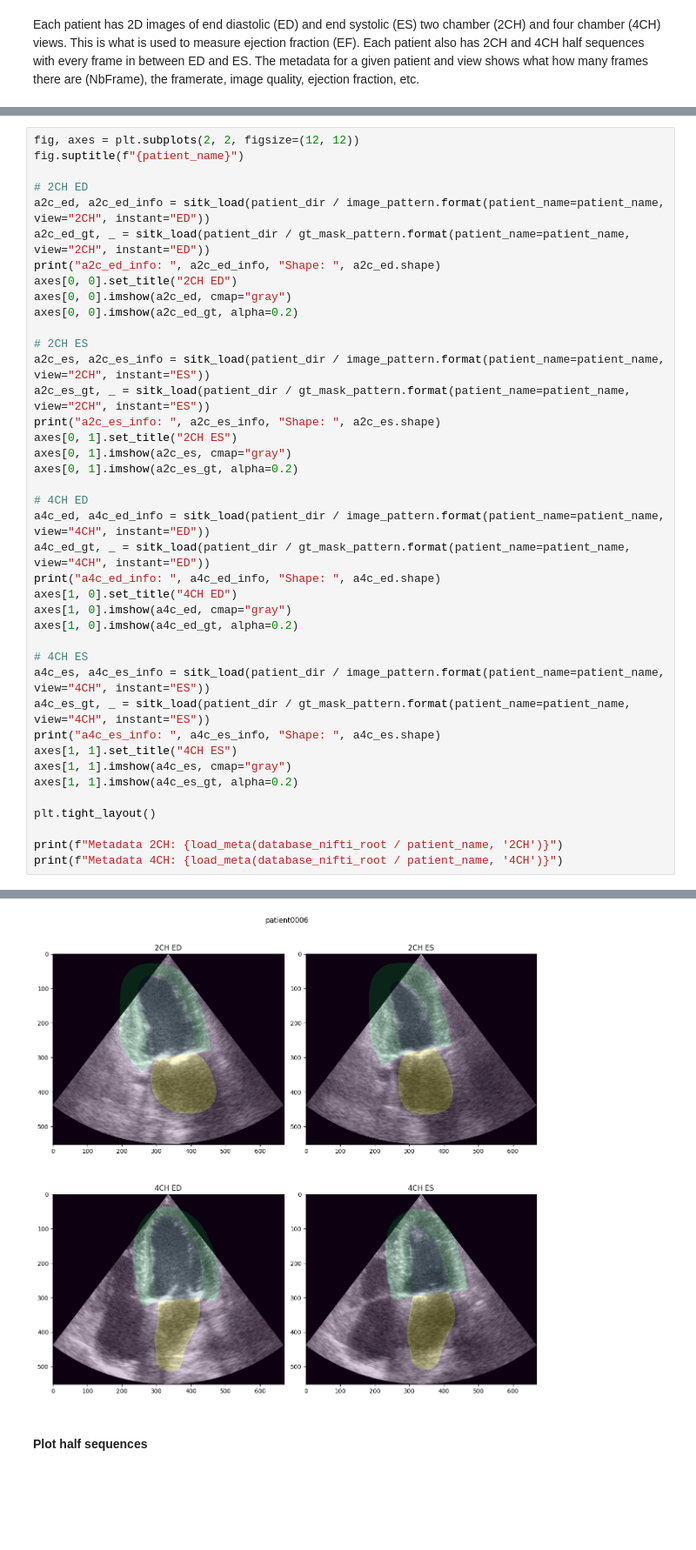
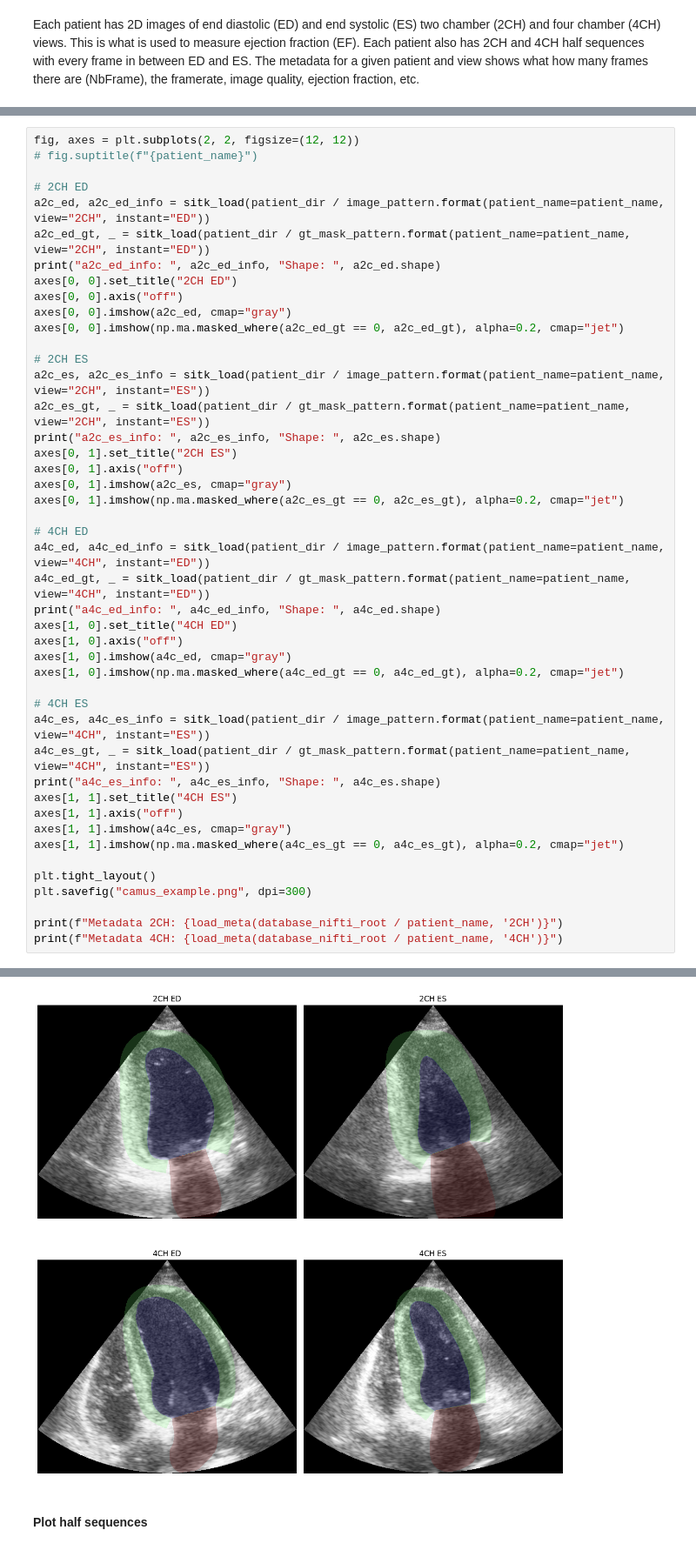
Before and after one commit to eriksalv/mamba-mic, a Jupyter notebook: notebooks/camus-eda.ipynb, the cells around one changed output, grey strips where cells are left out. Shown at 87% size. Cells and saved outputs as stored; diff of their text form; blank space fills up the shorter version.

```diff
--- a/notebooks/camus-eda.ipynb
+++ b/notebooks/camus-eda.ipynb
@@ -105,40 +85,45 @@ Loading data from patient folder: ../data/CAMUS/database_nifti/patient0006
 # %%
 fig, axes = plt.subplots(2, 2, figsize=(12, 12))
-fig.suptitle(f"{patient_name}")
+# fig.suptitle(f"{patient_name}")
 
 # 2CH ED
 a2c_ed, a2c_ed_info = sitk_load(patient_dir / image_pattern.format(patient_name=patient_name, view="2CH", instant="ED"))
 a2c_ed_gt, _ = sitk_load(patient_dir / gt_mask_pattern.format(patient_name=patient_name, view="2CH", instant="ED"))
 print("a2c_ed_info: ", a2c_ed_info, "Shape: ", a2c_ed.shape)
 axes[0, 0].set_title("2CH ED")
+axes[0, 0].axis("off")
 axes[0, 0].imshow(a2c_ed, cmap="gray")
-axes[0, 0].imshow(a2c_ed_gt, alpha=0.2)
+axes[0, 0].imshow(np.ma.masked_where(a2c_ed_gt == 0, a2c_ed_gt), alpha=0.2, cmap="jet")
 
 # 2CH ES
 a2c_es, a2c_es_info = sitk_load(patient_dir / image_pattern.format(patient_name=patient_name, view="2CH", instant="ES"))
 a2c_es_gt, _ = sitk_load(patient_dir / gt_mask_pattern.format(patient_name=patient_name, view="2CH", instant="ES"))
 print("a2c_es_info: ", a2c_es_info, "Shape: ", a2c_es.shape)
 axes[0, 1].set_title("2CH ES")
+axes[0, 1].axis("off")
 axes[0, 1].imshow(a2c_es, cmap="gray")
-axes[0, 1].imshow(a2c_es_gt, alpha=0.2)
+axes[0, 1].imshow(np.ma.masked_where(a2c_es_gt == 0, a2c_es_gt), alpha=0.2, cmap="jet")
 
 # 4CH ED
 a4c_ed, a4c_ed_info = sitk_load(patient_dir / image_pattern.format(patient_name=patient_name, view="4CH", instant="ED"))
 a4c_ed_gt, _ = sitk_load(patient_dir / gt_mask_pattern.format(patient_name=patient_name, view="4CH", instant="ED"))
 print("a4c_ed_info: ", a4c_ed_info, "Shape: ", a4c_ed.shape)
 axes[1, 0].set_title("4CH ED")
+axes[1, 0].axis("off")
 axes[1, 0].imshow(a4c_ed, cmap="gray")
-axes[1, 0].imshow(a4c_ed_gt, alpha=0.2)
+axes[1, 0].imshow(np.ma.masked_where(a4c_ed_gt == 0, a4c_ed_gt), alpha=0.2, cmap="jet")
 
 # 4CH ES
 a4c_es, a4c_es_info = sitk_load(patient_dir / image_pattern.format(patient_name=patient_name, view="4CH", instant="ES"))
 a4c_es_gt, _ = sitk_load(patient_dir / gt_mask_pattern.format(patient_name=patient_name, view="4CH", instant="ES"))
 print("a4c_es_info: ", a4c_es_info, "Shape: ", a4c_es.shape)
 axes[1, 1].set_title("4CH ES")
+axes[1, 1].axis("off")
 axes[1, 1].imshow(a4c_es, cmap="gray")
-axes[1, 1].imshow(a4c_es_gt, alpha=0.2)
+axes[1, 1].imshow(np.ma.masked_where(a4c_es_gt == 0, a4c_es_gt), alpha=0.2, cmap="jet")
 
 plt.tight_layout()
+plt.savefig("camus_example.png", dpi=300)
 
 print(f"Metadata 2CH: {load_meta(database_nifti_root / patient_name, '2CH')}")
 print(f"Metadata 4CH: {load_meta(database_nifti_root / patient_name, '4CH')}")
@@ -152,4 +137,4 @@ Metadata 4CH: {'ED': '19', 'ES': '1', 'NbFrame': '19', 'Sex': 'M', 'Age': '74',
-[figure, old version]
+[figure, new version]
 # %% [markdown]
 #### Plot half sequences
 # %%
```
Also changed, not shown: parts of 13 cells of this notebook, 40 other files.
